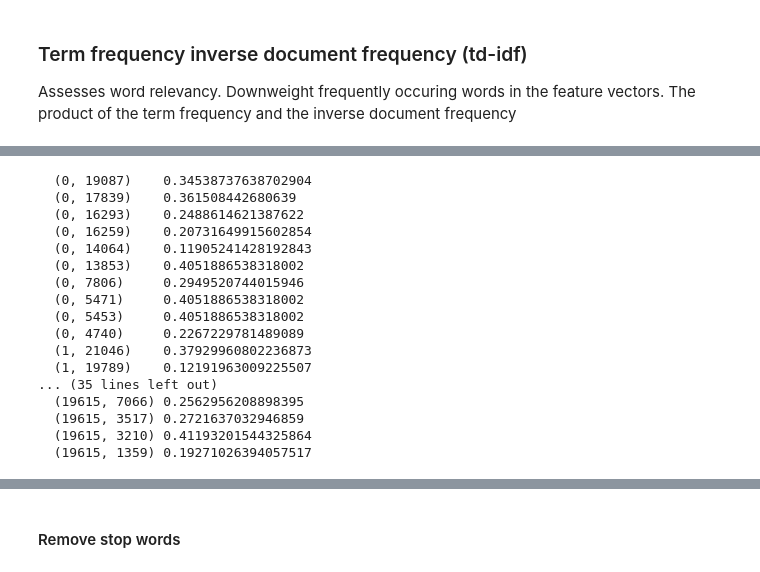
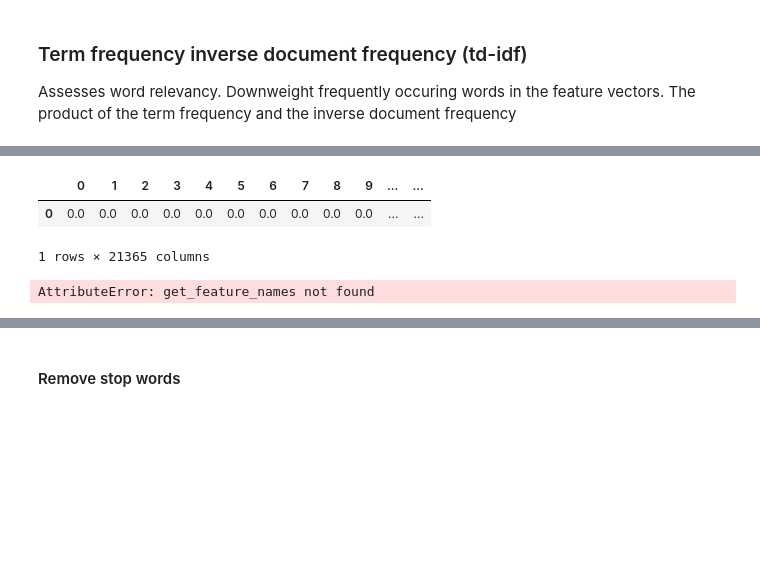
Before and after one commit to hparkailey/451_vaccination_tweets, a Jupyter notebook: preprocessing_and_EDA.ipynb, the cells around one changed output, grey strips where cells are left out. Drawn from its saved outputs; the diff is of its cells as text; code cells hidden in the pictures; blank space fills up the shorter version.

Commit message:
up to tf-idf vectorization

```diff
--- a/preprocessing_and_EDA.ipynb
+++ b/preprocessing_and_EDA.ipynb
@@ -184,27 +188,33 @@ array(['same folks said daikon paste could treat a cytokine storm pfizerbiontech
       dtype=object)
-# %%
-tfidf = TfidfTransformer(use_idf=True, norm = "l2", smooth_idf=True)
-np.set_printoptions(precision=2)
-print(tfidf.fit_transform(count.fit_transform(docs).toarray()))
-# takes raw term frequencies and transforms them into tf-idfs
-# %% [output]
-  (0, 19087)    0.34538737638702904
-  (0, 17839)    0.361508442680639
-  (0, 16293)    0.2488614621387622
-  (0, 16259)    0.20731649915602854
-  (0, 14064)    0.11905241428192843
-  (0, 13853)    0.4051886538318002
-  (0, 7806)     0.2949520744015946
-  (0, 5471)     0.4051886538318002
-  (0, 5453)     0.4051886538318002
-  (0, 4740)     0.2267229781489089
-  (1, 21046)    0.37929960802236873
-  (1, 19789)    0.12191963009225507
-... (35 lines left out)
-  (19615, 7066) 0.2562956208898395
-  (19615, 3517) 0.2721637032946859
-  (19615, 3210) 0.41193201544325864
-  (19615, 1359) 0.19271026394057517
+# %%
+from sklearn.feature_extraction.text import TfidfVectorizer
+
+def identify_tokenizer(text):
+    return text
+
+#lower idf value, less unique the word is to a particular text
+tfidf = TfidfVectorizer(preprocessor="".join,
+                         use_idf=True,
+                         norm = "l2",
+                         smooth_idf=True)
+np.set_printoptions(precision=2)
+tfidf_vectors = tfidf.fit_transform(docs)
+
+tfidf_first = tfidf_vectors[0]
+# df = pd.DataFrame(tfidf_first.T.todense(),
+#                   index=tfidf_vectors.get_feature_names(),
+#                   columns= ["tfidf"])
+# df.sort_values(by=["tfidf"],ascending=False)
+# takes raw term frequencies and transforms them into tf-idfs
+pd.DataFrame(tfidf_first.toarray())
+# %% [output]
+|  | 0 | 1 | 2 | 3 | 4 | 5 | 6 | 7 | 8 | 9 | ... | ... |
+| 0 | 0.0 | 0.0 | 0.0 | 0.0 | 0.0 | 0.0 | 0.0 | 0.0 | 0.0 | 0.0 | ... | ... |
+1 rows × 21365 columns
+# %%
+tfidf_vectors.get_feature_names()
+# %% [output]
+AttributeError: get_feature_names not found
 # %%
 ## tokenizer splits the text corpora into individual elements
 ## word stemming: transforming a word into its root form (maps related words  to the same stem)
```
Also changed, not shown: parts of 9 cells of this notebook.
